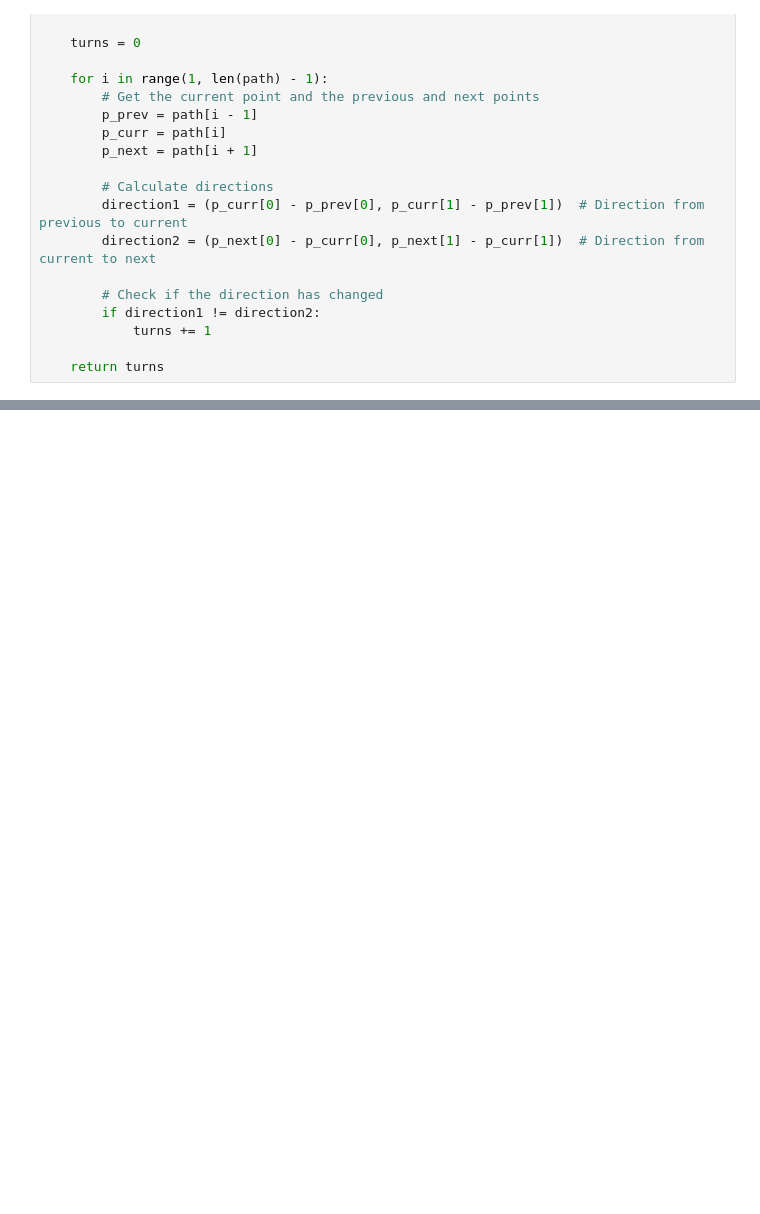
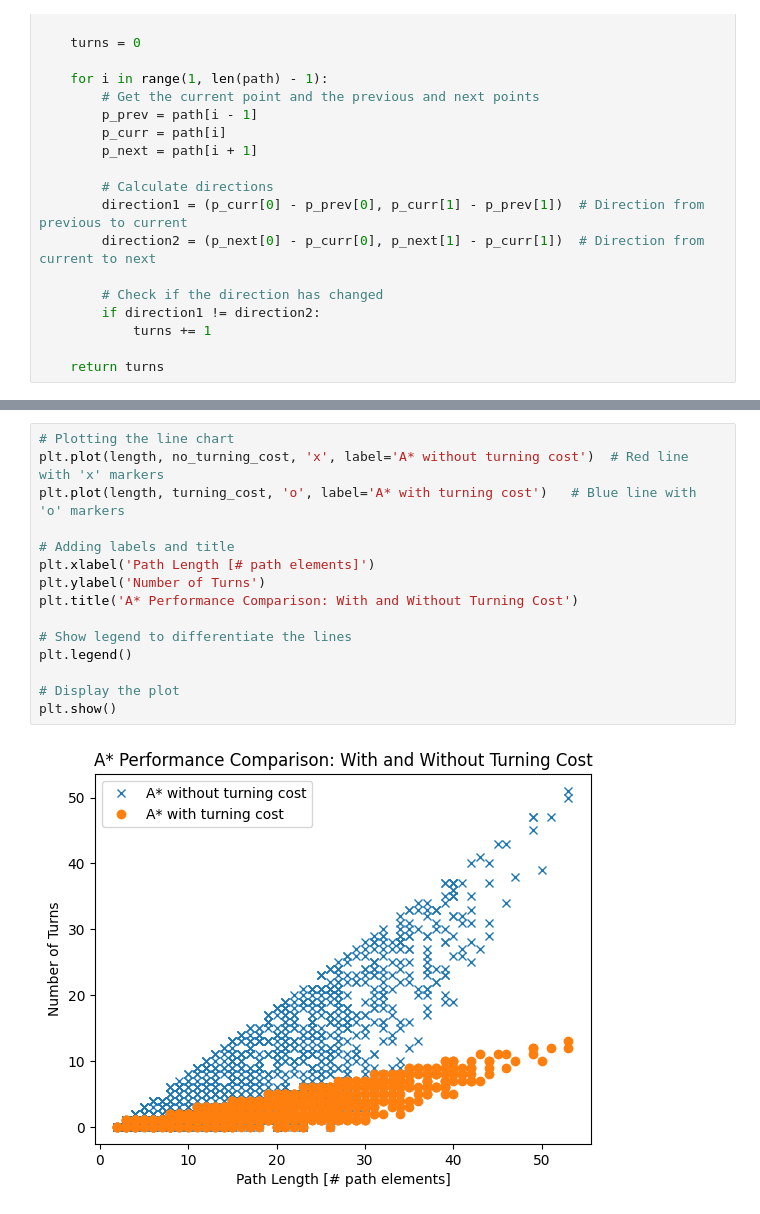
Before and after one commit to HuynhMaiThienAn/Improved-A-star-Research, a Jupyter notebook: A_Star_Algorithm.ipynb, the cells around one changed output, grey strips where cells are left out. Saved outputs shown, nothing was run; the diff lists cells and outputs as text; blank space fills up the shorter version.

```diff
--- a/A_Star_Algorithm.ipynb
+++ b/A_Star_Algorithm.ipynb
@@ -231,0 +288,17 @@ Start       End          Length    No turn     turn
+# %%
+# Plotting the line chart
+plt.plot(length, no_turning_cost, 'x', label='A* without turning cost')  # Red line with 'x' markers
+plt.plot(length, turning_cost, 'o', label='A* with turning cost')   # Blue line with 'o' markers
+
+# Adding labels and title
+plt.xlabel('Path Length [# path elements]')
+plt.ylabel('Number of Turns')
+plt.title('A* Performance Comparison: With and Without Turning Cost')
+
+# Show legend to differentiate the lines
+plt.legend()
+
+# Display the plot
+plt.show()
+# %% [output]
+[figure, added]
```
Also changed, not shown: parts of 6 cells of this notebook, 1 other file.
